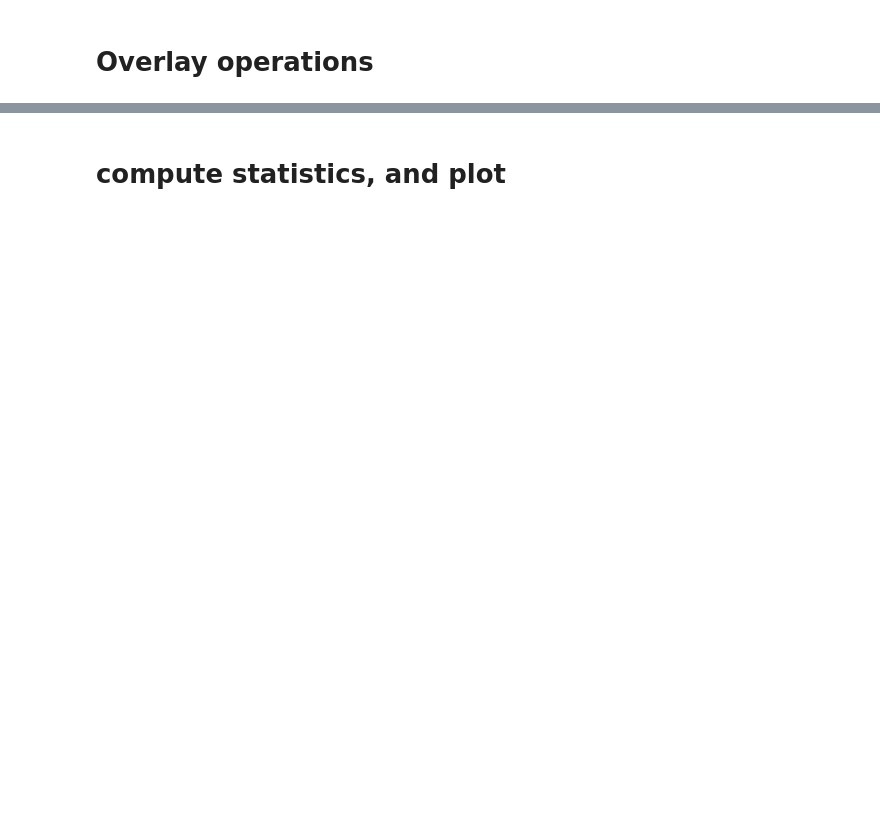
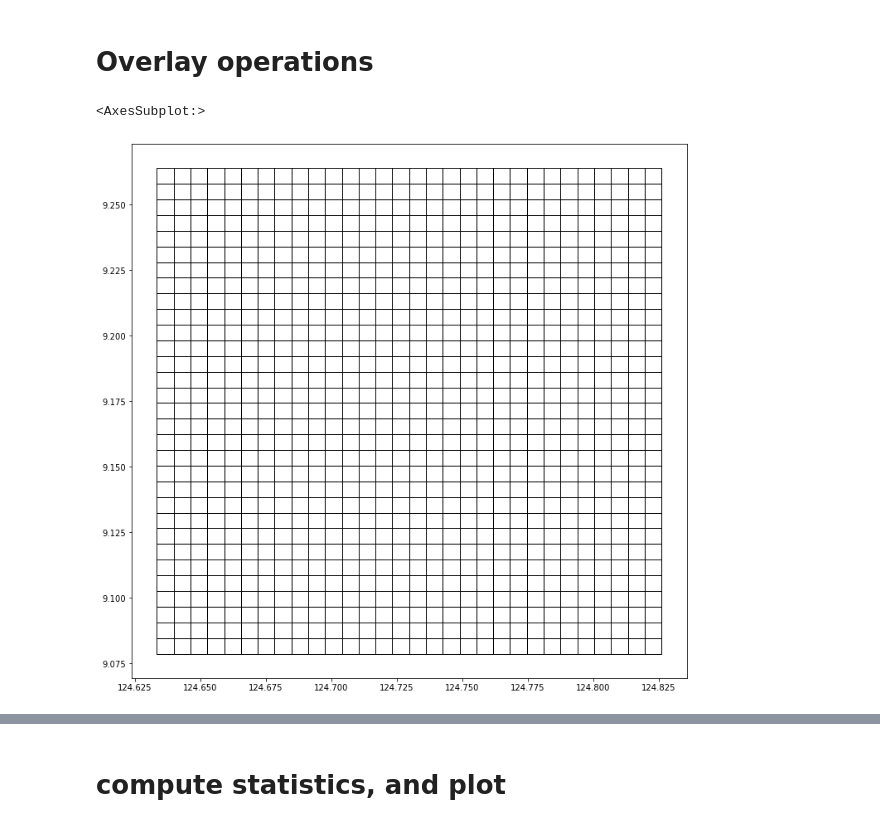
Before and after one commit to ricsatjr/lslideXroads, a Jupyter notebook: lslideXroads.ipynb, the cells around one changed output, grey strips where cells are left out. Saved outputs shown, nothing was run; the diff lists cells and outputs as text; code cells hidden in the pictures; blank space fills up the shorter version.

```diff
--- a/lslideXroads.ipynb
+++ b/lslideXroads.ipynb
@@ -447,5 +441,10 @@ roads.plot(ax=plt.gca(),ec='k')
 # %% [markdown]
 # Overlay operations
+# %%
+grid.plot(fc='none',figsize=(12,12))
+# %% [output]
+<AxesSubplot:>
+[figure, added]
 # %%
 grid=create_grid(cur_adm,30)
 start = time.time()
```
Also changed, not shown: parts of 7 cells of this notebook.
